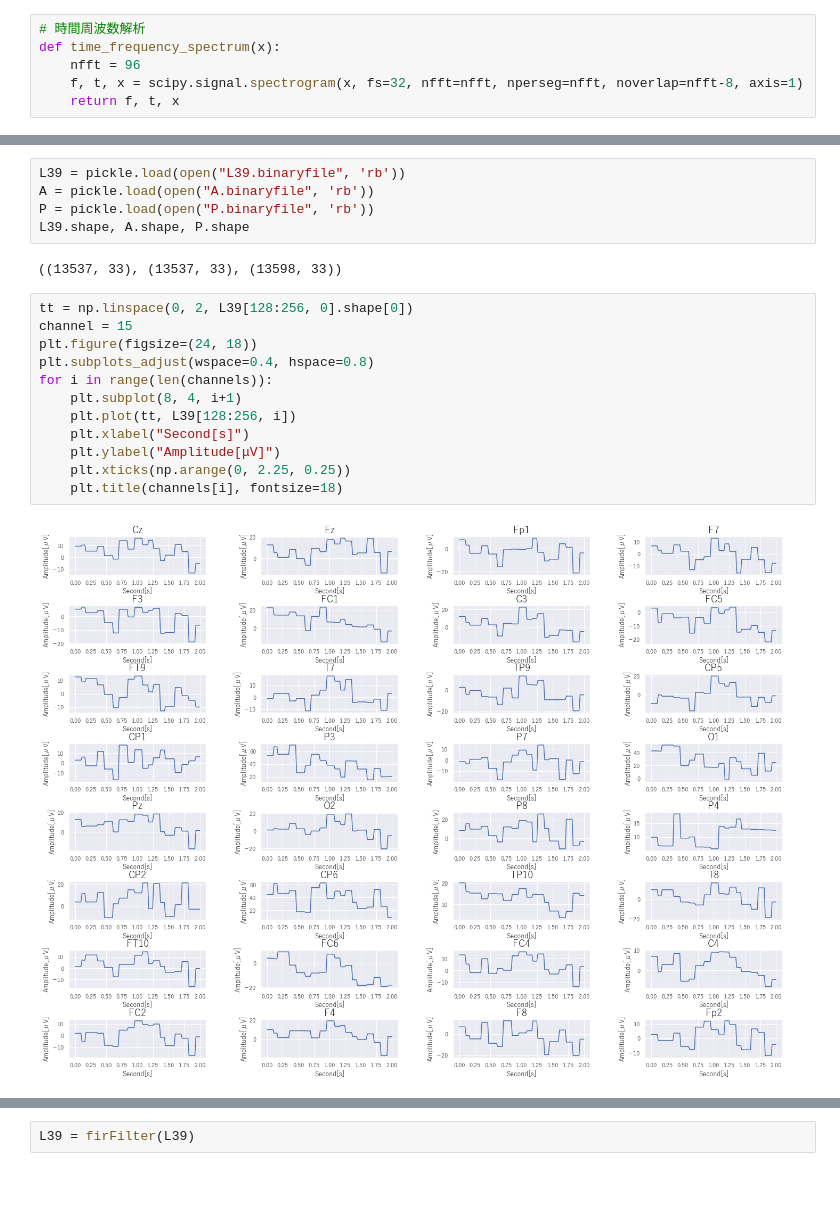
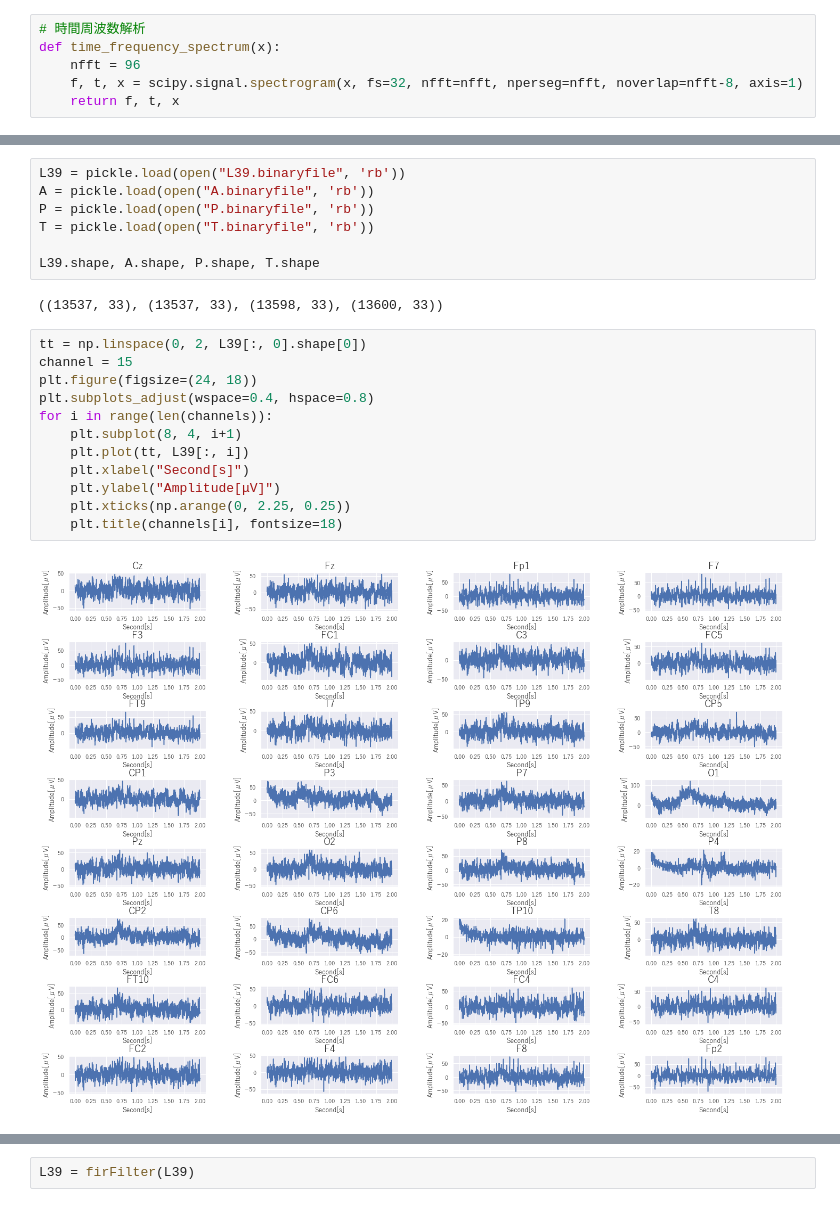
Before and after one commit to nekketsu2010/BSA_Lab, a Jupyter notebook: sekiguchi_p300/P300.ipynb, the cells around one changed output, grey strips where cells are left out. Saved outputs shown, nothing was run; the diff lists cells and outputs as text.

```diff
--- a/sekiguchi_p300/P300.ipynb
+++ b/sekiguchi_p300/P300.ipynb
@@ -81,20 +105,22 @@ def time_frequency_spectrum(x):
 L39 = pickle.load(open("L39.binaryfile", 'rb'))
 A = pickle.load(open("A.binaryfile", 'rb'))
 P = pickle.load(open("P.binaryfile", 'rb'))
-L39.shape, A.shape, P.shape
+T = pickle.load(open("T.binaryfile", 'rb'))
+
+L39.shape, A.shape, P.shape, T.shape
 # %% [output]
-((13537, 33), (13537, 33), (13598, 33))
+((13537, 33), (13537, 33), (13598, 33), (13600, 33))
 # %%
-tt = np.linspace(0, 2, L39[128:256, 0].shape[0])
+tt = np.linspace(0, 2, L39[:, 0].shape[0])
 channel = 15
 plt.figure(figsize=(24, 18))
 plt.subplots_adjust(wspace=0.4, hspace=0.8)
 for i in range(len(channels)):
     plt.subplot(8, 4, i+1)
-    plt.plot(tt, L39[128:256, i])
+    plt.plot(tt, L39[:, i])
     plt.xlabel("Second[s]")
     plt.ylabel("Amplitude[μV]")
     plt.xticks(np.arange(0, 2.25, 0.25))
     plt.title(channels[i], fontsize=18)
 # %% [output]
-[figure, old version]
+[figure, new version]
```
Also changed, not shown: parts of 10 cells of this notebook, 5 other files.
